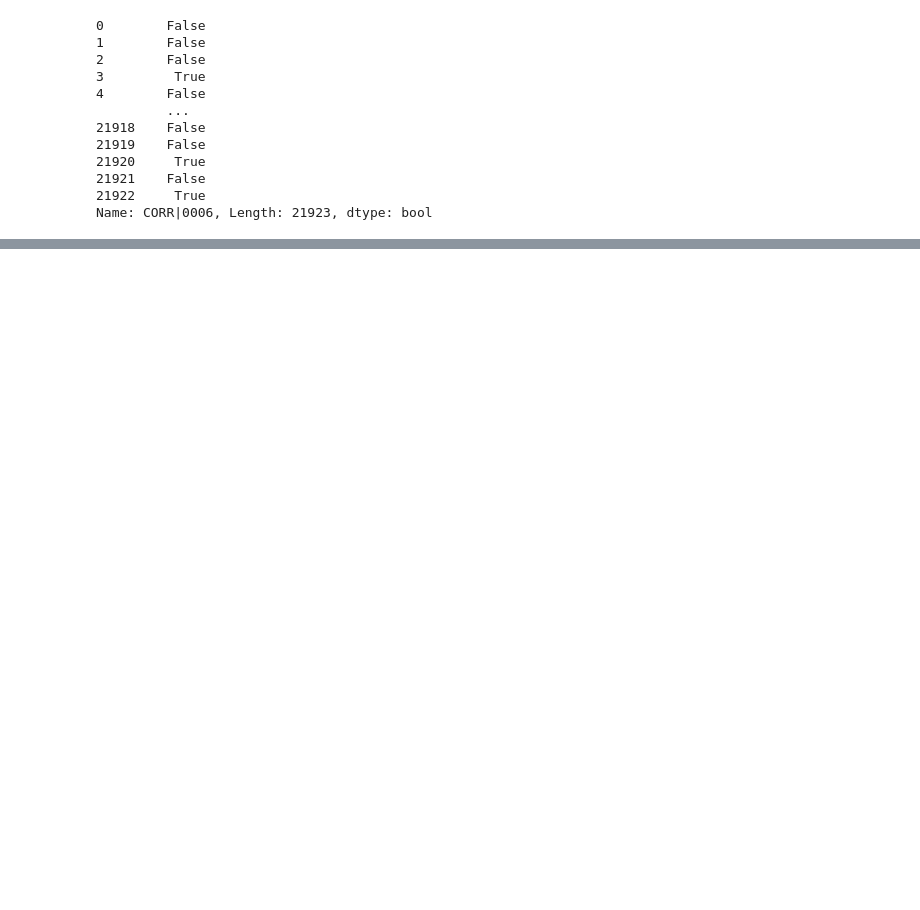
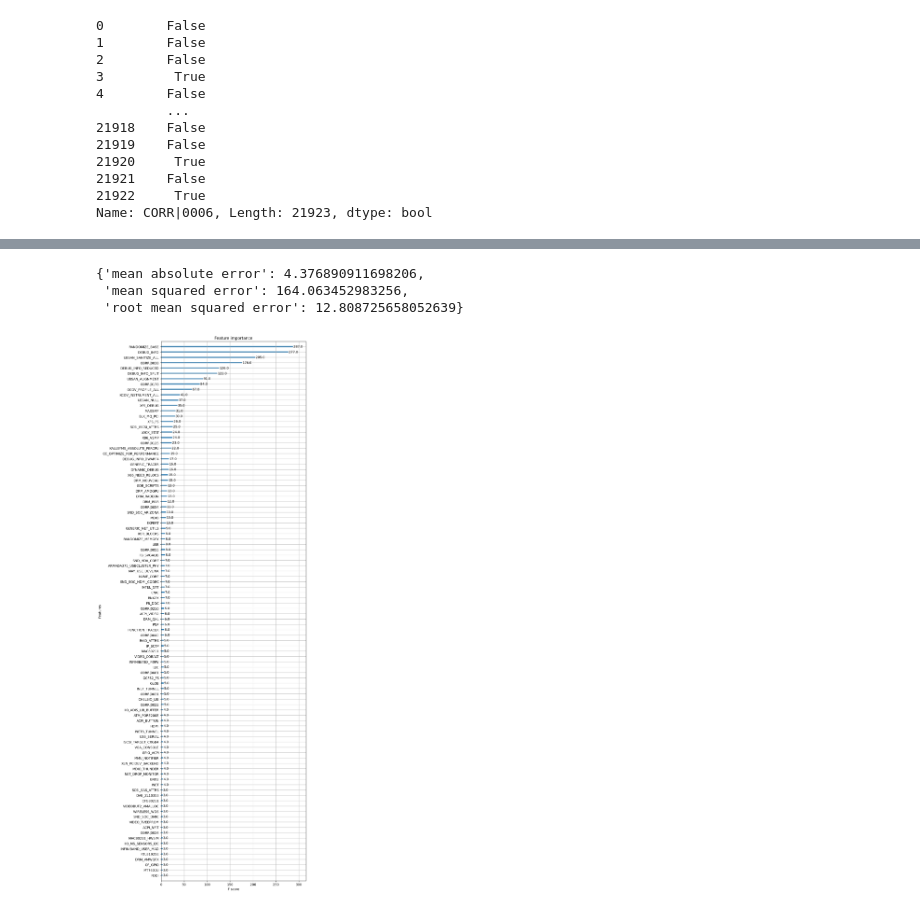
Before and after one commit to TuxML/tuxai, a Jupyter notebook: notebooks/2022_12_05.ipynb, the cells around one changed output, grey strips where cells are left out. Drawn from its saved outputs; the diff is of its cells as text; code cells hidden in the pictures; blank space fills up the shorter version.

Commit message:
colinearity importance

```diff
--- a/notebooks/2022_12_05.ipynb
+++ b/notebooks/2022_12_05.ipynb
@@ -62,0 +64,16 @@ Name: CORR|0006, Length: 21923, dtype: bool
+# %%
+from tuxai.dataset import Dataset
+dataset = Dataset(413)
+X_train, y_train, X_test, y_test = dataset.train_test_split()
+
+params = {
+    "max_depth": 5,
+    "alpha": 10,
+    "learning_rate": 0.1,
+    "n_estimators":100,
+    "eval_metric": "mape"
+}
+
+xgb_reg = xgb.XGBRegressor(**params)
+xgb_reg.fit(X_train, y_train)
+y_pred = xgb_reg.predict(X_test)
@@ -62,0 +82,11 @@ Name: CORR|0006, Length: 21923, dtype: bool
+# %%
+from tuxai.report import model_metrics
+pprint(model_metrics(y_pred, y_test))
+xgb.plot_importance(xgb_reg, max_num_features=100)
+fig = plt.gcf()
+fig.set_size_inches(8,30)
+# %% [output]
+{'mean absolute error': 4.376890911698206,
+ 'mean squared error': 164.063452983256,
+ 'root mean squared error': 12.808725658052639}
+[figure, added]
```
Also changed, not shown: parts of 7 cells of this notebook, 2 other files.
